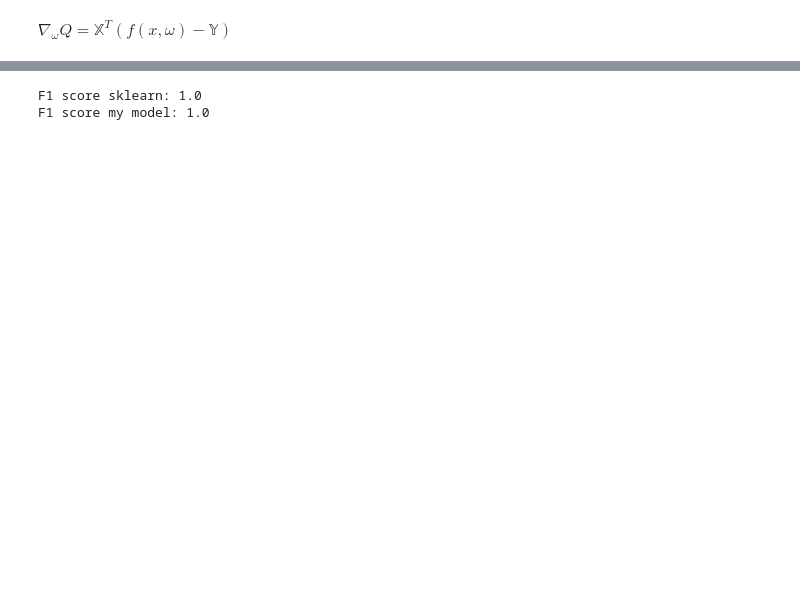
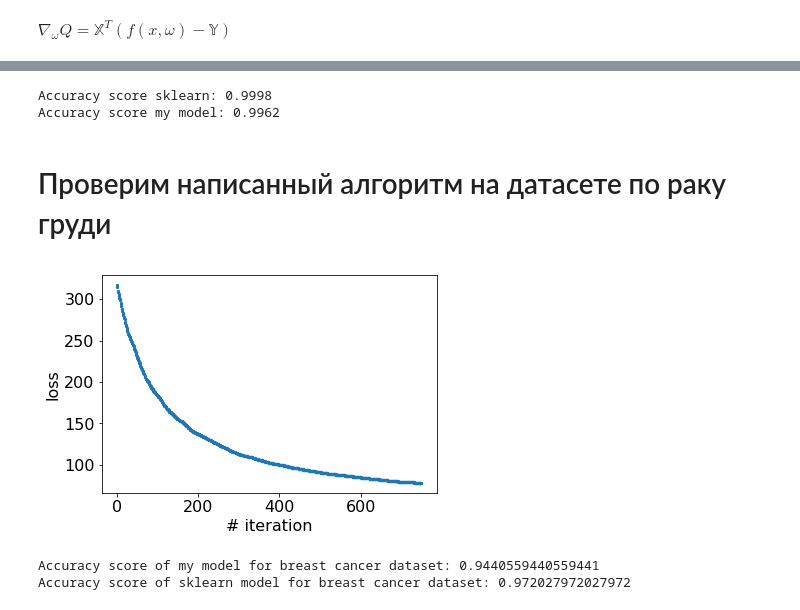
Before and after one commit to kryzhikov/Sample-ML-Repo, a Jupyter notebook: 05. Maths 3/ML_seminar_for_students.ipynb, the cells around one changed output, grey strips where cells are left out. Drawn from its saved outputs; the diff is of its cells as text; code cells hidden in the pictures; blank space fills up the shorter version.

Commit message:
changed measure metric of the logistic regression. Modified logistic regression implementation after testing it on breast cancer dataset

```diff
--- a/05. Maths 3/ML_seminar_for_students.ipynb
+++ b/05. Maths 3/ML_seminar_for_students.ipynb
@@ -580,10 +580,12 @@ sklearn_model = LogisticRegression().fit(x_train_scaled, y_train)
 my_pred = my_model.predict(x_test_scaled)
 sklearn_pred = sklearn_model.predict(x_test_scaled)
 
-my_f1 = f1_score(y_test, my_pred)
-sklearn_f1 = f1_score(y_test, sklearn_pred)
-print(f"F1 score sklearn: {sklearn_f1}")
-print(f"F1 score my model: {my_f1}")
+my_as = accuracy_score(y_test, my_pred)
+sklearn_as = accuracy_score(y_test, sklearn_pred)
+print(f"Accuracy score sklearn: {sklearn_as}")
+print(f"Accuracy score my model: {my_as}")
 # %% [output]
-F1 score sklearn: 1.0
-F1 score my model: 1.0
+Accuracy score sklearn: 0.9998
+Accuracy score my model: 0.9962
+# %% [markdown]
+# Проверим написанный алгоритм на датасете по раку груди
@@ -589,0 +594,34 @@ F1 score my model: 1.0
+# %%
+# Load data and split into train and test datasets
+data = load_breast_cancer()
+X_bc = data['data']
+Y_bc = data['target']
+
+X_bc_train, X_bc_test, Y_bc_train, Y_bc_test = train_test_split(X_bc, Y_bc)
+# %%
+# Normalize data
+scaler_bc = StandardScaler()
+scaler_bc.fit(X_bc_train)
+X_bc_train_scaled = scaler_bc.transform(X_bc_train)
+X_bc_test_scaled = scaler_bc.transform(X_bc_test)
+# %%
+# Train my and sklearn logistic regression models
+my_bc_model = LogReg(n_steps=750).fit(X_bc_train_scaled, Y_bc_train)
+sklearn_bc_model = LogisticRegression().fit(X_bc_train_scaled, Y_bc_train)
+
+my_bc_model.plot_loss()
+
+# Predict
+my_bc_pred = my_bc_model.predict(X_bc_test_scaled)
+sklearn_bc_pred = sklearn_bc_model.predict(X_bc_test_scaled)
+
+# Compute accuracy score
+my_bc_as = accuracy_score(Y_bc_test, my_bc_pred)
+sklearn_bc_as = accuracy_score(Y_bc_test, sklearn_bc_pred)
+
+print(f"Accuracy score of my model for breast cancer dataset: {my_bc_as}")
+print(f"Accuracy score of sklearn model for breast cancer dataset: {sklearn_bc_as}")
+# %% [output]
+[figure, added]
+Accuracy score of my model for breast cancer dataset: 0.9440559440559441
+Accuracy score of sklearn model for breast cancer dataset: 0.972027972027972
```
Also changed, not shown: parts of 5 cells of this notebook.
